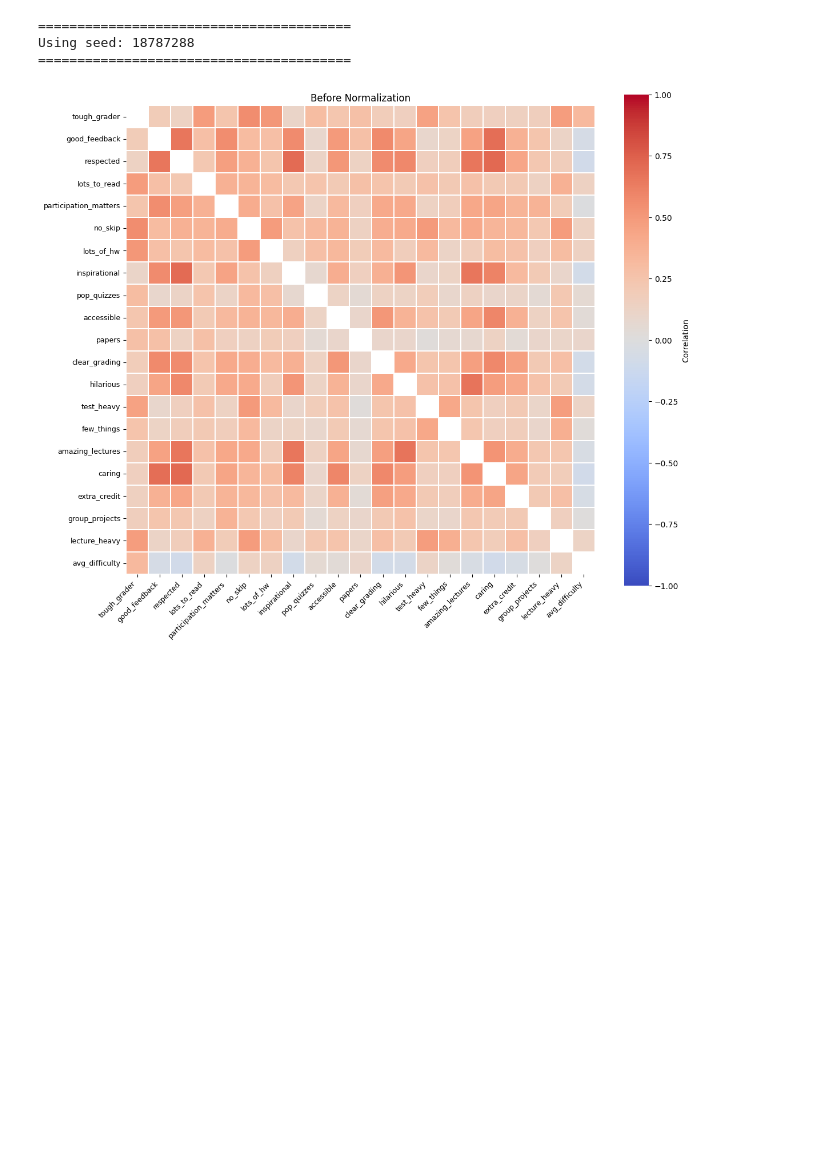
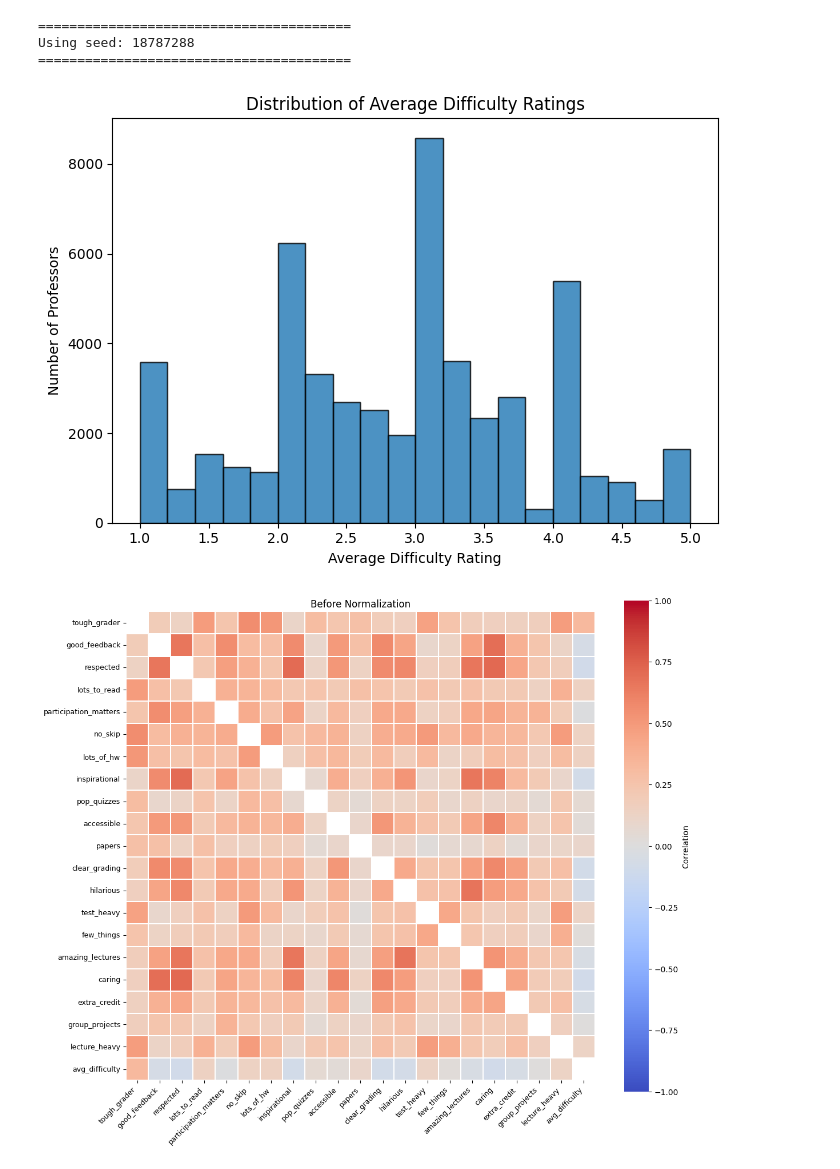
Before and after one commit to paolacalle/ape-capstone, a Jupyter notebook: analysis/q9.ipynb, the cells around one changed output. Cells and saved outputs as stored; diff of their text form; code cells hidden in the pictures; blank space fills up the shorter version.

```diff
--- a/analysis/q9.ipynb
+++ b/analysis/q9.ipynb
@@ -44,6 +44,24 @@ MODEL_HELPER = ModelHelper(df=prepared_df, random_seed=SEED)
 ========================================
 Using seed: 18787288
 ========================================
+# %%
+fig, ax = plt.subplots(figsize=(7, 5))
+
+ax.hist(
+    prepared_df["avg_difficulty"],
+    bins=20,
+    edgecolor="black",
+    alpha=0.8
+)
+
+ax.set_xlabel("Average Difficulty Rating")
+ax.set_ylabel("Number of Professors")
+ax.set_title("Distribution of Average Difficulty Ratings")
+
+plt.tight_layout()
+plt.show()
+# %% [output]
+[figure, added]
 # %%
 tag_cols = tag_columns + ["avg_difficulty"]
 corr_matrix = prepared_df[tag_cols].corr()
```
Also changed, not shown: parts of 6 cells of this notebook, 7 other files.
